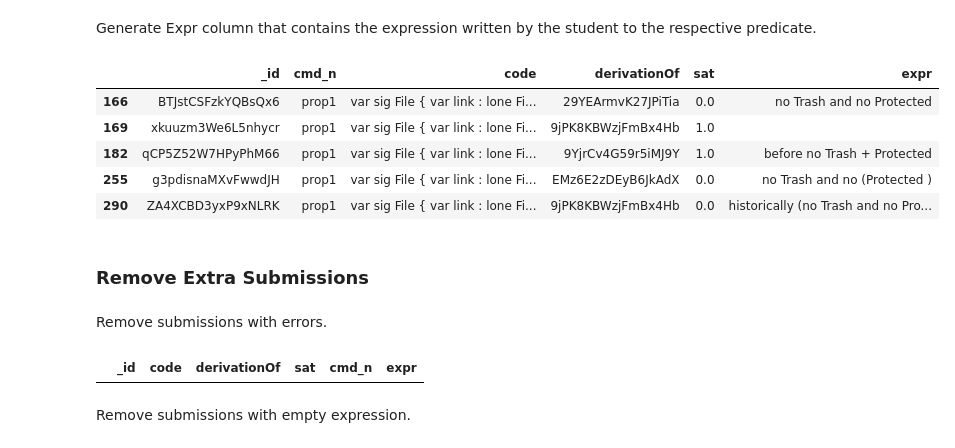
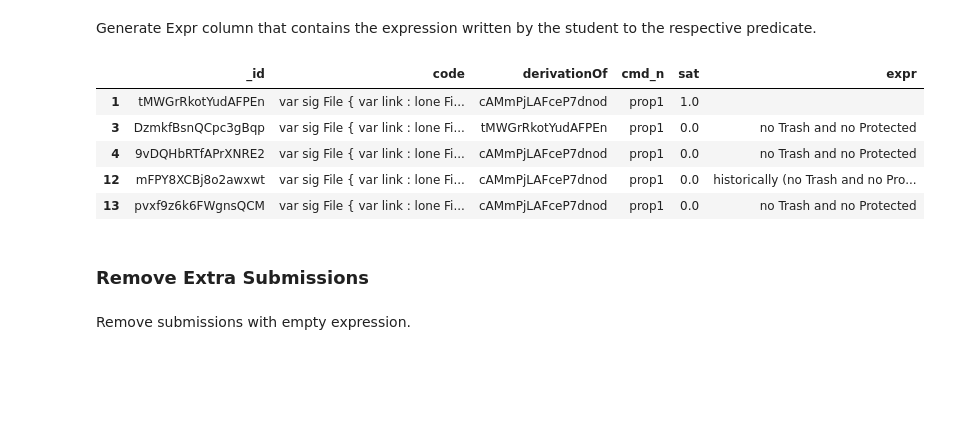
Before and after one commit to anaines14/HiGenA, a Jupyter notebook: data_preparation/notebook.ipynb, the cells around one changed output. Cells and saved outputs as stored; diff of their text form; code cells hidden in the pictures; blank space fills up the shorter version.

Commit message:
🐛 (Fix): stop dropping submissions with errors since new data is good

```diff
--- a/data_preparation/notebook.ipynb
+++ b/data_preparation/notebook.ipynb
@@ -472,44 +473,33 @@ Generate Expr column that contains the expression written by the student to the
 # %%
 def getExpr(code: str, predicateID: str):
     # Get the expression of a predicate
     # code: string with the code
     # predicateID: id of the predicate
     # return: string with the expression of the predicate
     parser = ExprParser(code)
     return str(parser.parse(predicateID)).strip()
 
 def genExprColumn(allDfs):
     # Iterate over the challenges
-    for cmdDfs in allDfs.values():
+    for chal, cmdDfs in allDfs.items():
         # Iterate over the submission for each command
         for cmd, df in cmdDfs.items():
             df["expr"] = df["code"].apply(getExpr, args=(str(cmd),))
 
 
 # Generate the expression column
 genExprColumn(allDfs)
 
 allDfs["9jPK8KBWzjFmBx4Hb"]["prop1"].head()
 # %% [output]
-|  | _id | cmd_n | code | derivationOf | sat | expr |
-| 166 | BTJstCSFzkYQBsQx6 | prop1 | var sig File { var link : lone Fi... | 29YEArmvK27JPiTia | 0.0 | no Trash and no Protected |
-| 169 | xkuuzm3We6L5nhycr | prop1 | var sig File { var link : lone Fi... | 9jPK8KBWzjFmBx4Hb | 1.0 |  |
-| 182 | qCP5Z52W7HPyPhM66 | prop1 | var sig File { var link : lone Fi... | 9YjrCv4G59r5iMJ9Y | 1.0 | before no Trash + Protected |
-| 255 | g3pdisnaMXvFwwdJH | prop1 | var sig File { var link : lone Fi... | EMz6E2zDEyB6JkAdX | 0.0 | no Trash and no (Protected ) |
-| 290 | ZA4XCBD3yxP9xNLRK | prop1 | var sig File { var link : lone Fi... | 9jPK8KBWzjFmBx4Hb | 0.0 | historically (no Trash and no Pro... |
+|  | _id | code | derivationOf | cmd_n | sat | expr |
+| 1 | tMWGrRkotYudAFPEn | var sig File { var link : lone Fi... | cAMmPjLAFceP7dnod | prop1 | 1.0 |  |
+| 3 | DzmkfBsnQCpc3gBqp | var sig File { var link : lone Fi... | tMWGrRkotYudAFPEn | prop1 | 0.0 | no Trash and no Protected |
+| 4 | 9vDQHbRTfAPrXNRE2 | var sig File { var link : lone Fi... | cAMmPjLAFceP7dnod | prop1 | 0.0 | no Trash and no Protected |
+| 12 | mFPY8XCBj8o2awxwt | var sig File { var link : lone Fi... | cAMmPjLAFceP7dnod | prop1 | 0.0 | historically (no Trash and no Pro... |
+| 13 | pvxf9z6k6FWgnsQCM | var sig File { var link : lone Fi... | cAMmPjLAFceP7dnod | prop1 | 0.0 | no Trash and no Protected |
 # %% [markdown]
 ### Remove Extra Submissions
-# %% [markdown]
-Remove submissions with errors.
-# %%
-# Drop submissions with null expressions
-allDfs["zRAn69AocpkmxXZnW"] = dropNulls(allDfs["zRAn69AocpkmxXZnW"], "expr")
-
-# Check
-dfInv4 = allDfs["zRAn69AocpkmxXZnW"]["inv4"]
-dfInv4[dfInv4["expr"].isnull()].head()
-# %% [output]
-|  | _id | code | derivationOf | sat | cmd_n | expr |
 # %% [markdown]
 Remove submissions with empty expression.
 # %%
```
Also changed, not shown: parts of 21 cells of this notebook.
